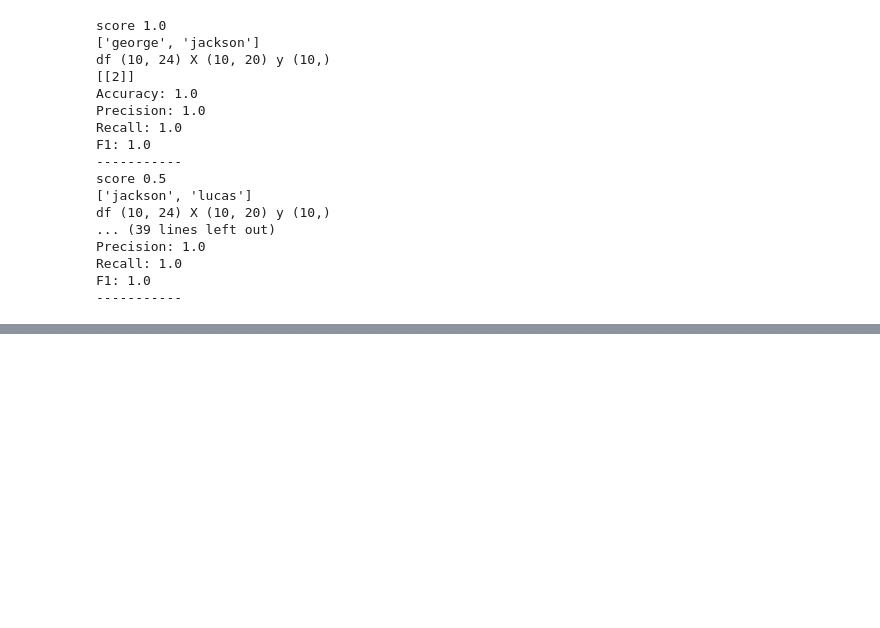
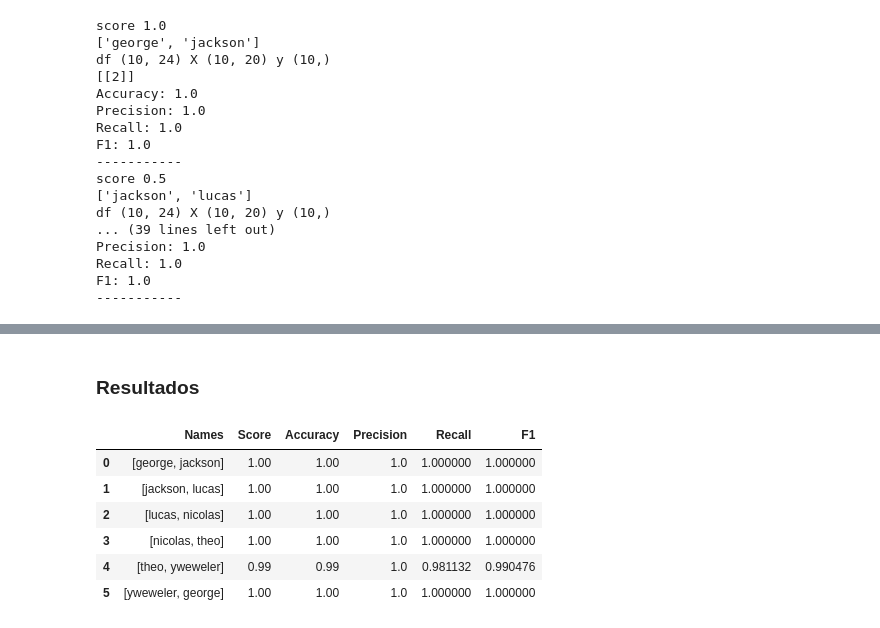
Before and after one commit to victorbeltranjimenez/PR-Final, a Jupyter notebook: Pruebas_num_iteraciones.ipynb, the cells around one changed output, grey strips where cells are left out. Saved outputs shown, nothing was run; the diff lists cells and outputs as text; code cells hidden in the pictures; blank space fills up the shorter version.

```diff
--- a/Pruebas_num_iteraciones.ipynb
+++ b/Pruebas_num_iteraciones.ipynb
@@ -290,0 +681,12 @@ F1: 1.0
+# %% [markdown]
+### Resultados
+# %%
+df2_10_50
+# %% [output]
+|  | Names | Score | Accuracy | Precision | Recall | F1 |
+| 0 | [george, jackson] | 1.00 | 1.00 | 1.0 | 1.000000 | 1.000000 |
+| 1 | [jackson, lucas] | 1.00 | 1.00 | 1.0 | 1.000000 | 1.000000 |
+| 2 | [lucas, nicolas] | 1.00 | 1.00 | 1.0 | 1.000000 | 1.000000 |
+| 3 | [nicolas, theo] | 1.00 | 1.00 | 1.0 | 1.000000 | 1.000000 |
+| 4 | [theo, yweweler] | 0.99 | 0.99 | 1.0 | 0.981132 | 0.990476 |
+| 5 | [yweweler, george] | 1.00 | 1.00 | 1.0 | 1.000000 | 1.000000 |
```
Also changed, not shown: parts of 28 cells of this notebook, 2 other files.
